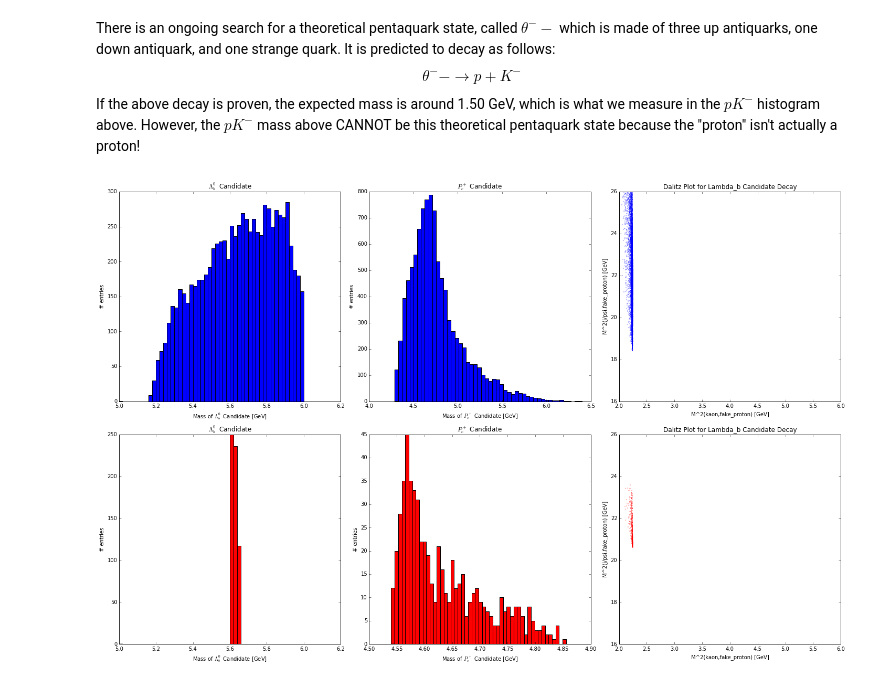
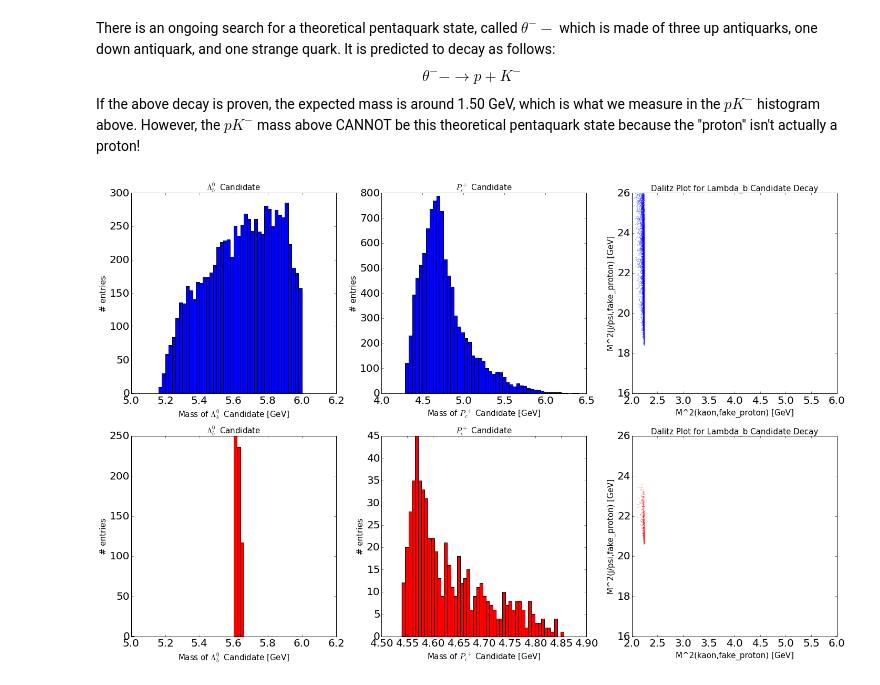
Before and after one commit to mattbellis/Siena_College_research_with_Sandy_Spicer, a Jupyter notebook: Strange_B_Meson_Decay.ipynb, the cells around one changed output. Saved outputs shown, nothing was run; the diff lists cells and outputs as text; code cells hidden in the pictures.

```diff
--- a/Strange_B_Meson_Decay.ipynb
+++ b/Strange_B_Meson_Decay.ipynb
@@ -281,47 +281,53 @@ If the above decay is proven, the expected mass is around 1.50 GeV, which is wha
 # %%
 plt.figure(figsize=(20,13))
 plt.subplot(2,3,1)
 plt.hist(fake_lambda_b_mass,bins=50,range=(5,6))
-plt.title(r'$\Lambda_b^0$ Candidate')
-plt.xlabel(r'Mass of $\Lambda_b^0$ Candidate [GeV]')
-plt.ylabel(r'# entries')
+plt.title(r'$\Lambda_b^0$ Candidate',fontsize=15)
+plt.xlabel(r'Mass of $\Lambda_b^0$ Candidate [GeV]',fontsize=15)
+plt.ylabel(r'# entries',fontsize=15)
+plt.tick_params(labelsize=20)
 
 plt.subplot(2,3,2)
 plt.hist(pq_mass,bins=50)
-plt.title(r'$P_c^+$ Candidate')
-plt.xlabel(r'Mass of $P_c^+$ Candidate [GeV]')
-plt.ylabel(r'# entries')
+plt.title(r'$P_c^+$ Candidate',fontsize=15)
+plt.xlabel(r'Mass of $P_c^+$ Candidate [GeV]',fontsize=15)
+plt.ylabel(r'# entries',fontsize=15)
+plt.tick_params(labelsize=20)
 
 plt.subplot(2,3,3)
 plt.plot(x_values,y_values,'b.',alpha=1.0,markersize=1.0) # Alpha is transparency
-plt.xlabel("M^2(kaon,fake_proton) [GeV]")
-plt.ylabel("M^2(j/psi,fake_proton) [GeV]")
-plt.title("Dalitz Plot for Lambda_b Candidate Decay")
+plt.xlabel("M^2(kaon,fake_proton) [GeV]",fontsize=15)
+plt.ylabel("M^2(j/psi,fake_proton) [GeV]",fontsize=15)
+plt.title("Dalitz Plot for Lambda_b Candidate Decay",fontsize=15)
 plt.xlim([2,6])
 plt.ylim([16,26])
+plt.tick_params(labelsize=20)
 
 if len(index[index])>0:
 
     plt.subplot(2,3,4)
     plt.hist(fake_lambda_b_mass[index],bins=50,range=(5,6),color='red')
-    plt.title(r'$\Lambda_b^0$ Candidate')
-    plt.xlabel(r'Mass of $\Lambda_b^0$ Candidate [GeV]')
-    plt.ylabel(r'# entries')
+    plt.title(r'$\Lambda_b^0$ Candidate',fontsize=15)
+    plt.xlabel(r'Mass of $\Lambda_b^0$ Candidate [GeV]',fontsize=15)
+    plt.ylabel(r'# entries',fontsize=15)
+    plt.tick_params(labelsize=20)
 
     plt.subplot(2,3,5)
     plt.hist(pq_mass[index],bins=50,color='red')
-    plt.title(r'$P_c^+$ Candidate')
-    plt.xlabel(r'Mass of $P_c^+$ Candidate [GeV]')
-    plt.ylabel(r'# entries')
+    plt.title(r'$P_c^+$ Candidate',fontsize=15)
+    plt.xlabel(r'Mass of $P_c^+$ Candidate [GeV]',fontsize=15)
+    plt.ylabel(r'# entries',fontsize=15)
+    plt.tick_params(labelsize=20)
 
     plt.subplot(2,3,6)
     plt.plot(x_values[index],y_values[index],'r.',alpha=1.,markersize=1.0) # Alpha is transparency
-    plt.xlabel("M^2(kaon,fake_proton) [GeV]")
-    plt.ylabel("M^2(j/psi,fake_proton) [GeV]")
-    plt.title("Dalitz Plot for Lambda_b Candidate Decay")
+    plt.xlabel("M^2(kaon,fake_proton) [GeV]",fontsize=15)
+    plt.ylabel("M^2(j/psi,fake_proton) [GeV]",fontsize=15)
+    plt.title("Dalitz Plot for Lambda_b Candidate Decay",fontsize=15)
     plt.xlim([2,6])
     plt.ylim([16,26])
+    plt.tick_params(labelsize=20)
 
 plt.tight_layout()
 # %% [output]
-[figure, old version]
+[figure, new version]
```
Also changed, not shown: 1 other file.
